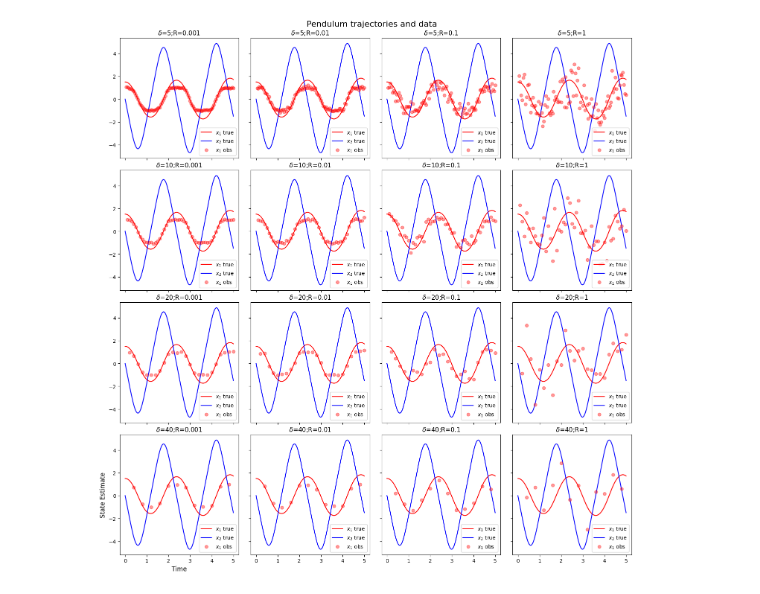
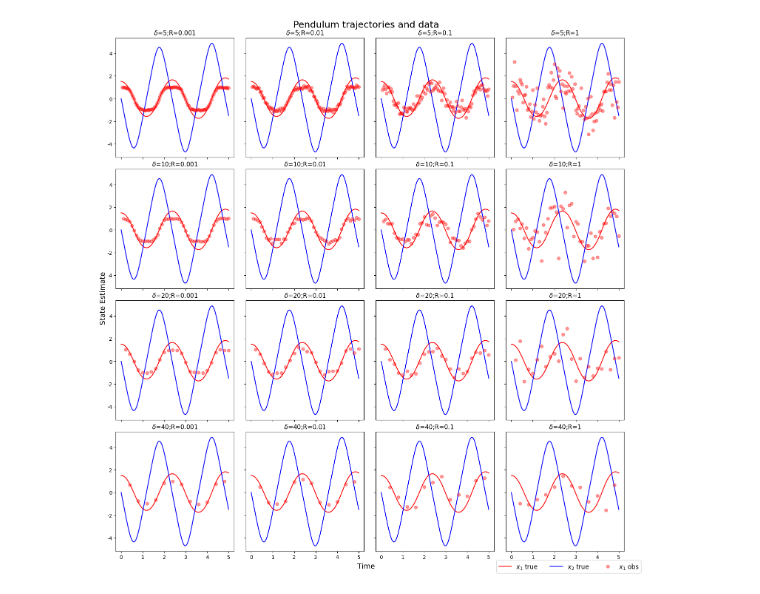
Before and after one commit to akshatd/ae567-inference, a Jupyter notebook: project_3/ex1_2_3.ipynb, the cells around one changed output. Saved outputs shown, nothing was run; the diff lists cells and outputs as text; code cells hidden in the pictures.

```diff
--- a/project_3/ex1_2_3.ipynb
+++ b/project_3/ex1_2_3.ipynb
@@ -101,52 +104,57 @@ def plot_data_and_truth(fignum, title, true_obs: Observations, data_obs: List[Ob
     plt.close(fignum)
     fig, axs = plt.subplots(4, 4, num=fignum, figsize=(15, 15), sharex=True, sharey=True)
     fig.tight_layout(pad=3)
-    fig.suptitle(title, fontsize=16, y=1.0)
+    fig.suptitle(title, fontsize=18, y=1.0)
     for i in range(len(data_obs)):
         ax = axs[i//4, i % 4]
         ax.plot(true_obs.times, true_obs.obs[:, 0], color=colors[0], label=true_obs.names[0])
         ax.plot(true_obs.times, true_obs.obs[:, 1], color=colors[1], label=true_obs.names[1])
 
-        ax.plot(data_obs[i].obs.times[data_obs[i].obs.obs_ind], data_obs[i].obs.obs,
-                'o', color=colors[0], alpha=0.4, label=data_obs[i].obs.names[0])
-
         if kft is not None:
             ax.plot(data_obs[i].obs.times, kft[i].means[:, 0],
-                    '--', color=colors[0], label=r'est $x_1$')
+                    '--', color=colors[0], label=r'$x_1$ est')
             ax.plot(data_obs[i].obs.times, kft[i].means[:, 1],
-                    '--', color=colors[1], label=r'est $x_2$')
+                    '--', color=colors[1], label=r'$x_2$ est')
             ax.fill_between(data_obs[i].obs.times,
                             kft[i].means[:, 0] - 2 * kft[i].stds[:, 0],
                             kft[i].means[:, 0] + 2 * kft[i].stds[:, 0],
                             color=colors[0], alpha=0.3)
             ax.fill_between(data_obs[i].obs.times,
                             kft[i].means[:, 1] - 2 * kft[i].stds[:, 1],
                             kft[i].means[:, 1] + 2 * kft[i].stds[:, 1],
                             color=colors[1], alpha=0.3)
             ax.set_title(
                 r'$\delta$=' +
                 f'{data_obs[i].delta};R={data_obs[i].R};MSE={mean_sq_error(true_obs, kft[i]):.3f}',
                 fontsize=12)
         else:
             ax.set_title(r'$\delta$='+f'{data_obs[i].delta};R={data_obs[i].R}', fontsize=12)
-        ax.legend()
-    axs[3, 0].set_xlabel('Time', fontsize=12)
-    axs[3, 0].set_ylabel('State Estimate', fontsize=12)
+
+        ax.plot(data_obs[i].obs.times[data_obs[i].obs.obs_ind], data_obs[i].obs.obs,
+                'o', color=colors[0], alpha=0.4, label=data_obs[i].obs.names[0])
+
+        ax.xaxis.set_major_formatter(plt.FuncFormatter(lambda x, _: f'{x:.0f}'))
+        ax.yaxis.set_major_formatter(plt.FuncFormatter(lambda x, _: f'{x:.0f}'))
+
+    h, l = axs[0, 0].get_legend_handles_labels()
+    fig.legend(h, l, loc='lower right', fontsize=12, ncol=3)
+    fig.supxlabel('Time', fontsize=14)
+    fig.supylabel('State Estimate', fontsize=14)
     fig.subplots_adjust(hspace=0.1, wspace=0.1)
     fig.savefig(f'figs/{title}.svg')
     plt.show()
     return fignum + 1
 
 
 def mean_sq_error(truth: Observations, results: KFTracker) -> float:
     return np.mean((truth.obs - results.means)**2)
 
 
 fignum = 1
 
 fignum = plot_data_and_truth(fignum, 'Pendulum trajectories and data', truth, data)
 # %% [output]
-[figure, old version]
+[figure, new version]
 # %%
 # extended kalman filter
 
```
Also changed, not shown: parts of 3 cells of this notebook, 3 other files.
